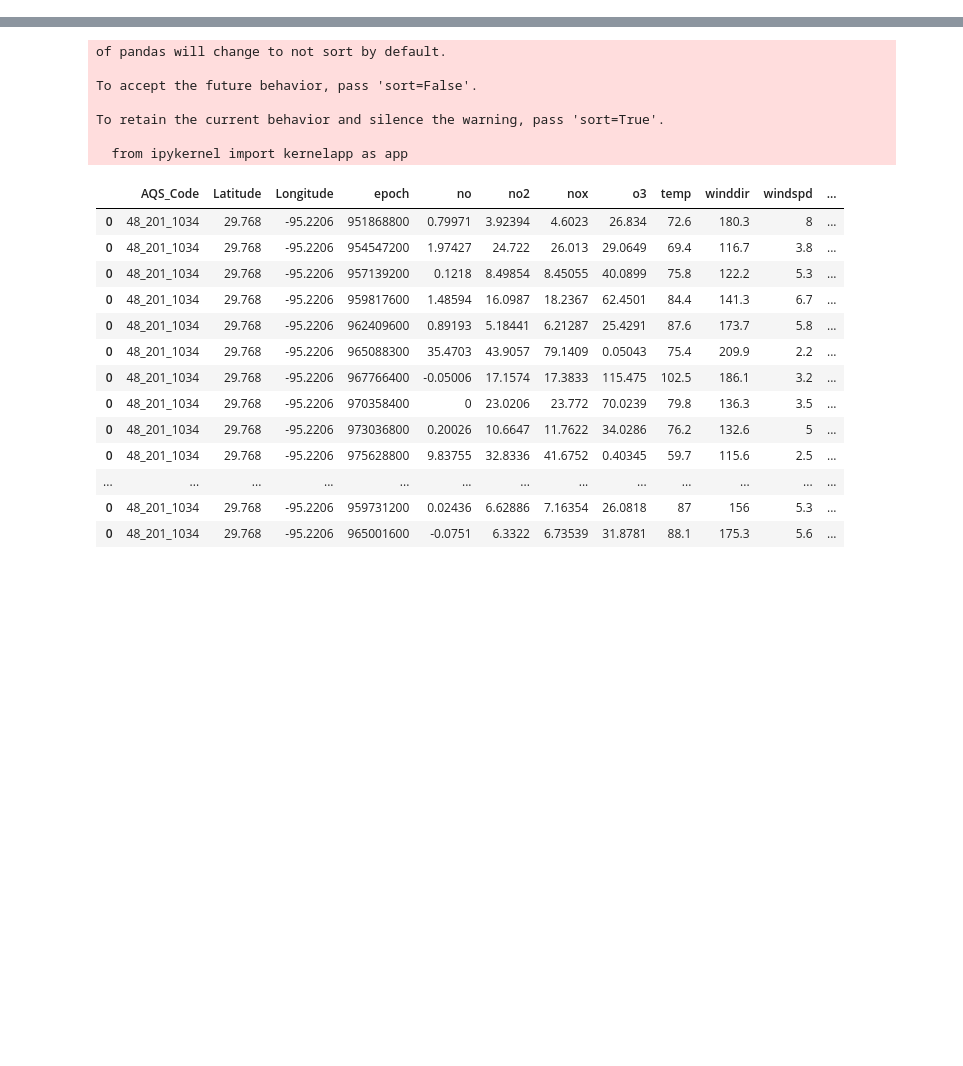
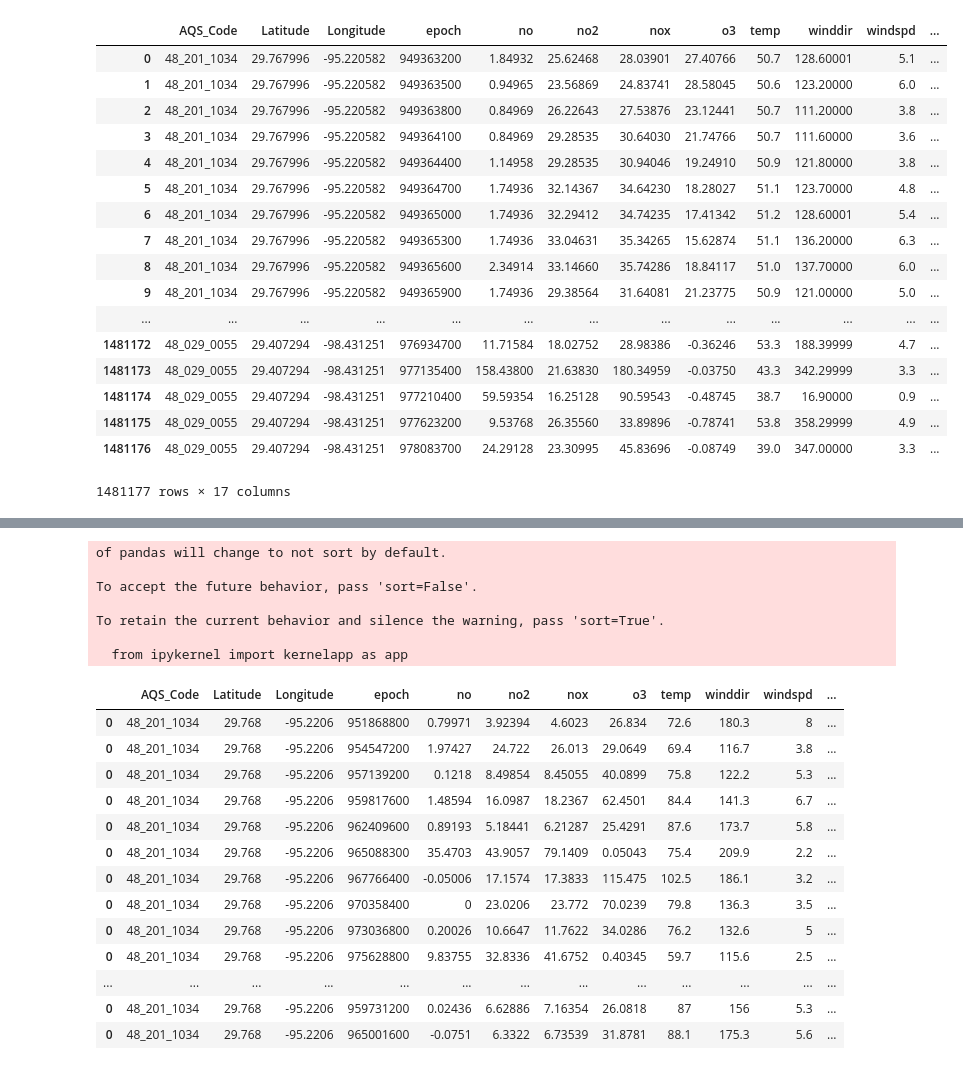
Before and after one commit to cidetraq/Air-Pollution, a Jupyter notebook: notebooks/format/fmt-intrpl-fast.ipynb, the cells around one changed output, grey strips where cells are left out. Cells and saved outputs as stored; diff of their text form; code cells hidden in the pictures; blank space fills up the shorter version.

```diff
--- a/notebooks/format/fmt-intrpl-fast.ipynb
+++ b/notebooks/format/fmt-intrpl-fast.ipynb
@@ -8,6 +8,27 @@ data=pd.read_csv("D:/programming-no-gdrive/air-pollution/data-formatted/ready/Da
 data=data.drop(['temp_flag'], axis=1)
 # %%
 orig=data
+# %%
+orig
+# %% [output]
+|  | AQS_Code | Latitude | Longitude | epoch | no | no2 | nox | o3 | temp | winddir | windspd | ... |
+| 0 | 48_201_1034 | 29.767996 | -95.220582 | 949363200 | 1.84932 | 25.62468 | 28.03901 | 27.40766 | 50.7 | 128.60001 | 5.1 | ... |
+| 1 | 48_201_1034 | 29.767996 | -95.220582 | 949363500 | 0.94965 | 23.56869 | 24.83741 | 28.58045 | 50.6 | 123.20000 | 6.0 | ... |
+| 2 | 48_201_1034 | 29.767996 | -95.220582 | 949363800 | 0.84969 | 26.22643 | 27.53876 | 23.12441 | 50.7 | 111.20000 | 3.8 | ... |
+| 3 | 48_201_1034 | 29.767996 | -95.220582 | 949364100 | 0.84969 | 29.28535 | 30.64030 | 21.74766 | 50.7 | 111.60000 | 3.6 | ... |
+| 4 | 48_201_1034 | 29.767996 | -95.220582 | 949364400 | 1.14958 | 29.28535 | 30.94046 | 19.24910 | 50.9 | 121.80000 | 3.8 | ... |
+| 5 | 48_201_1034 | 29.767996 | -95.220582 | 949364700 | 1.74936 | 32.14367 | 34.64230 | 18.28027 | 51.1 | 123.70000 | 4.8 | ... |
+| 6 | 48_201_1034 | 29.767996 | -95.220582 | 949365000 | 1.74936 | 32.29412 | 34.74235 | 17.41342 | 51.2 | 128.60001 | 5.4 | ... |
+| 7 | 48_201_1034 | 29.767996 | -95.220582 | 949365300 | 1.74936 | 33.04631 | 35.34265 | 15.62874 | 51.1 | 136.20000 | 6.3 | ... |
+| 8 | 48_201_1034 | 29.767996 | -95.220582 | 949365600 | 2.34914 | 33.14660 | 35.74286 | 18.84117 | 51.0 | 137.70000 | 6.0 | ... |
+| 9 | 48_201_1034 | 29.767996 | -95.220582 | 949365900 | 1.74936 | 29.38564 | 31.64081 | 21.23775 | 50.9 | 121.00000 | 5.0 | ... |
+| ... | ... | ... | ... | ... | ... | ... | ... | ... | ... | ... | ... | ... |
+| 1481172 | 48_029_0055 | 29.407294 | -98.431251 | 976934700 | 11.71584 | 18.02752 | 28.98386 | -0.36246 | 53.3 | 188.39999 | 4.7 | ... |
+| 1481173 | 48_029_0055 | 29.407294 | -98.431251 | 977135400 | 158.43800 | 21.63830 | 180.34959 | -0.03750 | 43.3 | 342.29999 | 3.3 | ... |
+| 1481174 | 48_029_0055 | 29.407294 | -98.431251 | 977210400 | 59.59354 | 16.25128 | 90.59543 | -0.48745 | 38.7 | 16.90000 | 0.9 | ... |
+| 1481175 | 48_029_0055 | 29.407294 | -98.431251 | 977623200 | 9.53768 | 26.35560 | 33.89896 | -0.78741 | 53.8 | 358.29999 | 4.9 | ... |
+| 1481176 | 48_029_0055 | 29.407294 | -98.431251 | 978083700 | 24.29128 | 23.30995 | 45.83696 | -0.08749 | 39.0 | 347.00000 | 3.3 | ... |
+1481177 rows × 17 columns
 # %%
 len(orig)/len(data)
 # %% [output]
```
Also changed, not shown: parts of 15 cells of this notebook.
